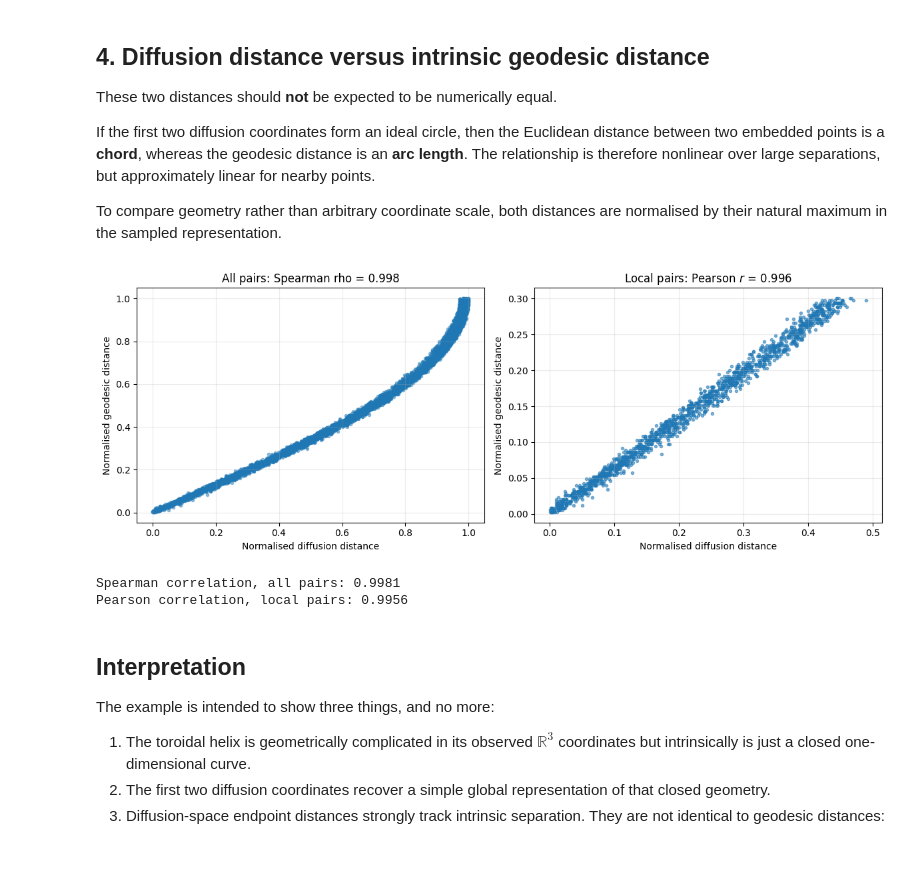
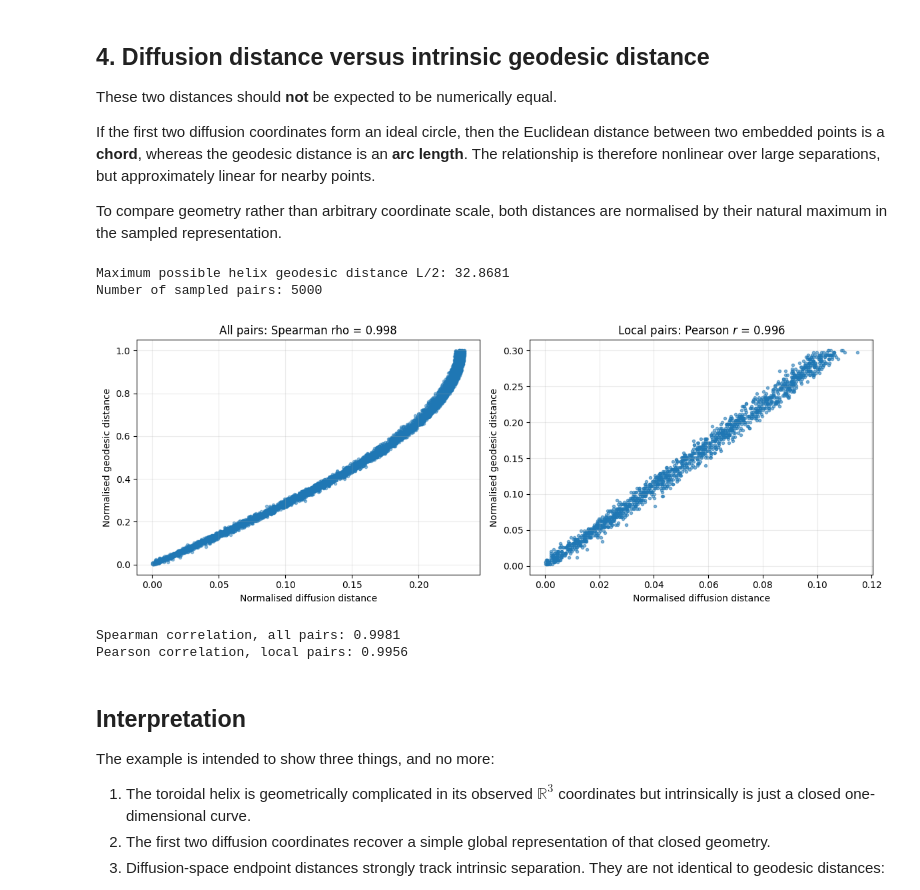
Before and after one commit to adamfowliee/JDKF_Starter, a Jupyter notebook: dissertation_brief/diffusion_toy_example.ipynb, the cells around one changed output. Drawn from its saved outputs; the diff is of its cells as text; code cells hidden in the pictures; blank space fills up the shorter version.

```diff
--- a/dissertation_brief/diffusion_toy_example.ipynb
+++ b/dissertation_brief/diffusion_toy_example.ipynb
@@ -280,39 +295,18 @@ If the first two diffusion coordinates form an ideal circle, then the Euclidean
 
 To compare geometry rather than arbitrary coordinate scale, both distances are normalised by their natural maximum in the sampled representation.
 # %%
-# Normalise to [0, 1] for a scale-free geometric comparison.
-d_geo_norm = d_geo / (L / 2.0)
-D_diff_norm = D_diff / D_diff.max()
+pairs = create_pairs(len(X), n_pairs=5000, seed=0)
 
-# Local pairs: less than 30% of the maximum possible geodesic separation.
-local_mask = d_geo_norm < 0.30
+d_geo = intrinsic_dist_helix(s, L, pairs)
+D_diff = diffusion_distance(Psi, pairs)
 
-spearman_all = spearmanr(D_diff_norm, d_geo_norm).statistic
-pearson_local = pearsonr(D_diff_norm[local_mask], d_geo_norm[local_mask]).statistic
-
-fig, axes = plt.subplots(1, 2, figsize=(12, 4.5))
-
-axes[0].scatter(D_diff_norm, d_geo_norm, s=9, alpha=0.45)
-axes[0].set_xlabel("Normalised diffusion distance")
-axes[0].set_ylabel("Normalised geodesic distance")
-axes[0].set_title(f"All pairs: Spearman rho = {spearman_all:.3f}")
-axes[0].grid(alpha=0.25)
-
-axes[1].scatter(D_diff_norm[local_mask], d_geo_norm[local_mask], s=9, alpha=0.55)
-axes[1].set_xlabel("Normalised diffusion distance")
-axes[1].set_ylabel("Normalised geodesic distance")
-axes[1].set_title(f"Local pairs: Pearson $r$ = {pearson_local:.3f}")
-axes[1].grid(alpha=0.25)
-
-plt.tight_layout()
-plt.show()
-
-print(f"Spearman correlation, all pairs: {spearman_all:.4f}")
-print(f"Pearson correlation, local pairs: {pearson_local:.4f}")
+plot_correlation(d_geo, D_diff)
 # %% [output]
+Maximum possible helix geodesic distance L/2: 32.8681
+Number of sampled pairs: 5000
-[figure, old version]
+[figure, new version]
-Spearman correlation, all pairs: 0.9981
-Pearson correlation, local pairs: 0.9956
+Spearman correlation, all pairs: 0.9981
+Pearson correlation, local pairs: 0.9956
 # %% [markdown]
 ## Interpretation
 
```
Also changed, not shown: parts of 27 cells of this notebook, 21 other files.
